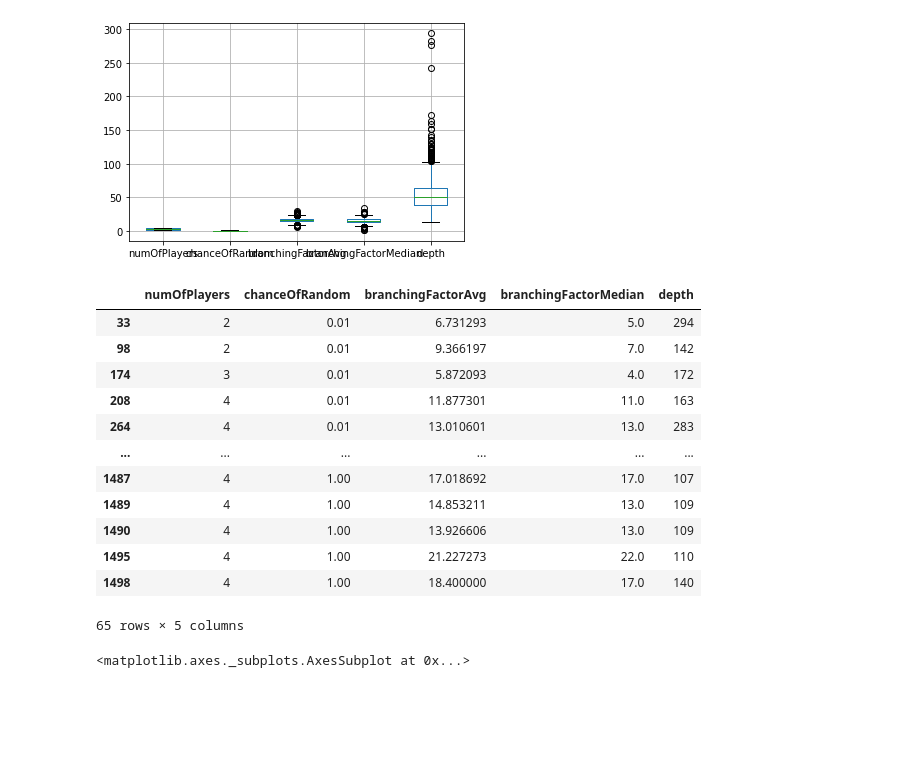
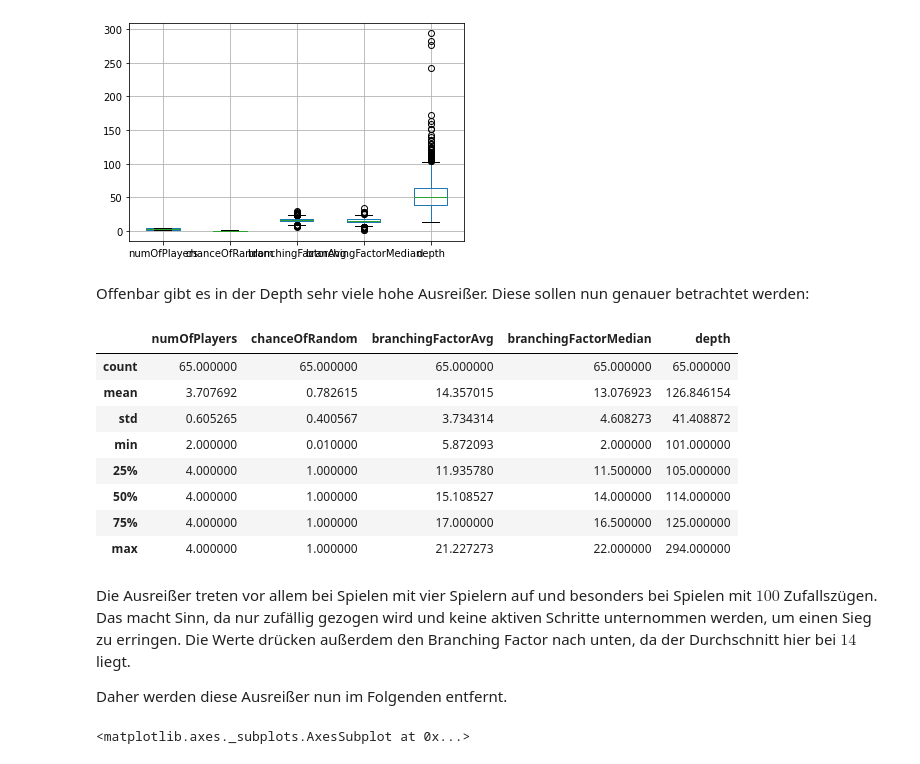
Before and after one commit to hd-code/chameleon-chess-ai, a Jupyter notebook: notebooks/branching-factor-and-depth.ipynb, the cells around one changed output. Drawn from its saved outputs; the diff is of its cells as text; code cells hidden in the pictures; blank space fills up the shorter version.

```diff
--- a/notebooks/branching-factor-and-depth.ipynb
+++ b/notebooks/branching-factor-and-depth.ipynb
@@ -34,23 +52,25 @@ data.boxplot()
 # %% [output]
 <matplotlib.axes._subplots.AxesSubplot at 0x...>
 [figure]
+# %% [markdown]
+Offenbar gibt es in der Depth sehr viele hohe Ausreißer. Diese sollen nun genauer betrachtet werden:
 # %%
 outliers = data[data.depth > 100]
-outliers
+outliers.describe()
 # %% [output]
 |  | numOfPlayers | chanceOfRandom | branchingFactorAvg | branchingFactorMedian | depth |
-| 33 | 2 | 0.01 | 6.731293 | 5.0 | 294 |
-| 98 | 2 | 0.01 | 9.366197 | 7.0 | 142 |
-| 174 | 3 | 0.01 | 5.872093 | 4.0 | 172 |
-| 208 | 4 | 0.01 | 11.877301 | 11.0 | 163 |
-| 264 | 4 | 0.01 | 13.010601 | 13.0 | 283 |
-| ... | ... | ... | ... | ... | ... |
-| 1487 | 4 | 1.00 | 17.018692 | 17.0 | 107 |
-| 1489 | 4 | 1.00 | 14.853211 | 13.0 | 109 |
-| 1490 | 4 | 1.00 | 13.926606 | 13.0 | 109 |
-| 1495 | 4 | 1.00 | 21.227273 | 22.0 | 110 |
-| 1498 | 4 | 1.00 | 18.400000 | 17.0 | 140 |
+| count | 65.000000 | 65.000000 | 65.000000 | 65.000000 | 65.000000 |
+| mean | 3.707692 | 0.782615 | 14.357015 | 13.076923 | 126.846154 |
+| std | 0.605265 | 0.400567 | 3.734314 | 4.608273 | 41.408872 |
+| min | 2.000000 | 0.010000 | 5.872093 | 2.000000 | 101.000000 |
+| 25% | 4.000000 | 1.000000 | 11.935780 | 11.500000 | 105.000000 |
+| 50% | 4.000000 | 1.000000 | 15.108527 | 14.000000 | 114.000000 |
+| 75% | 4.000000 | 1.000000 | 17.000000 | 16.500000 | 125.000000 |
+| max | 4.000000 | 1.000000 | 21.227273 | 22.000000 | 294.000000 |
-65 rows × 5 columns
+# %% [markdown]
+Die Ausreißer treten vor allem bei Spielen mit vier Spielern auf und besonders bei Spielen mit $100%$ Zufallszügen. Das macht Sinn, da nur zufällig gezogen wird und keine aktiven Schritte unternommen werden, um einen Sieg zu erringen. Die Werte drücken außerdem den Branching Factor nach unten, da der Durchschnitt hier bei $14$ liegt.
+
+Daher werden diese Ausreißer nun im Folgenden entfernt.
 # %%
 cleaned = data[data.depth < 90]
 cleaned.boxplot()
```
Also changed, not shown: parts of 6 cells of this notebook, 2 other files.
